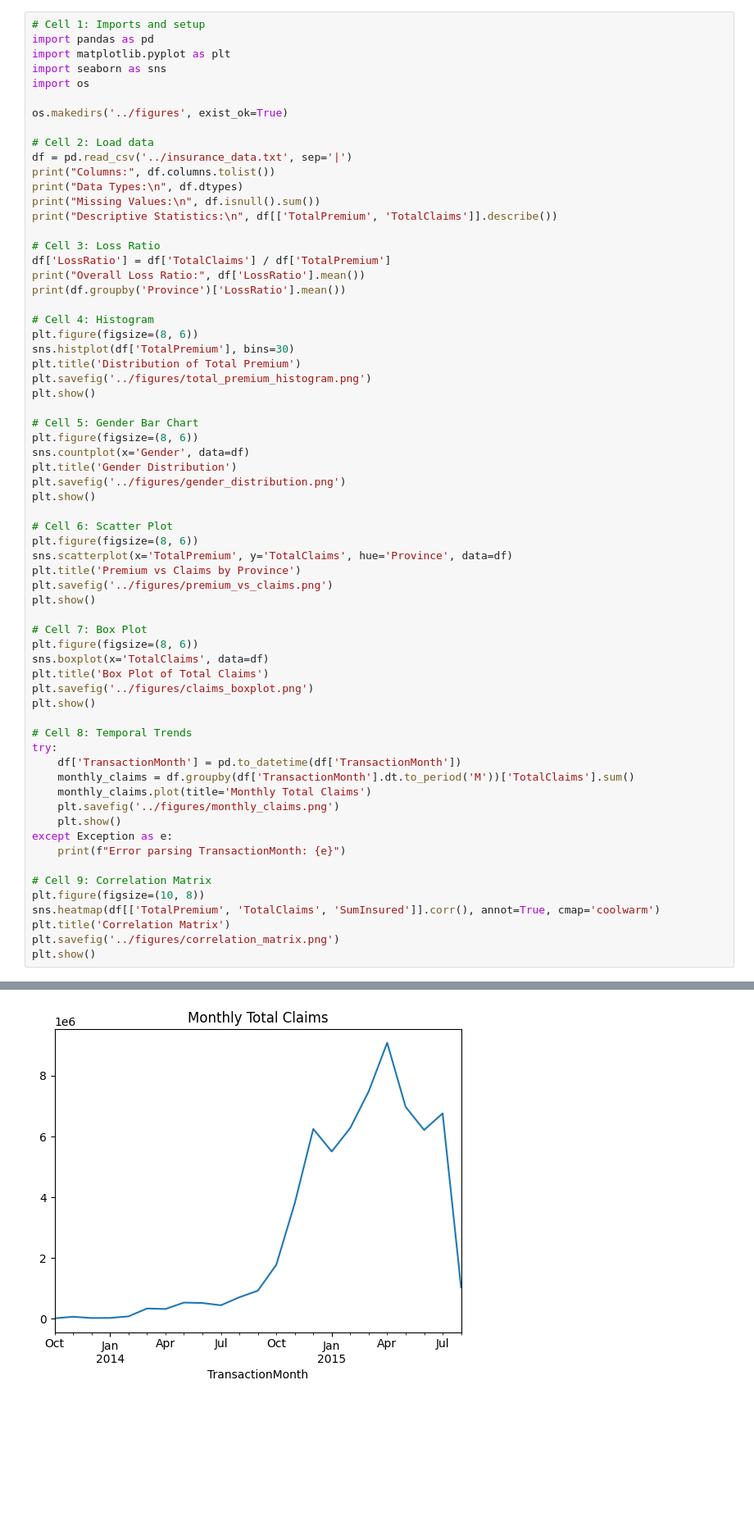
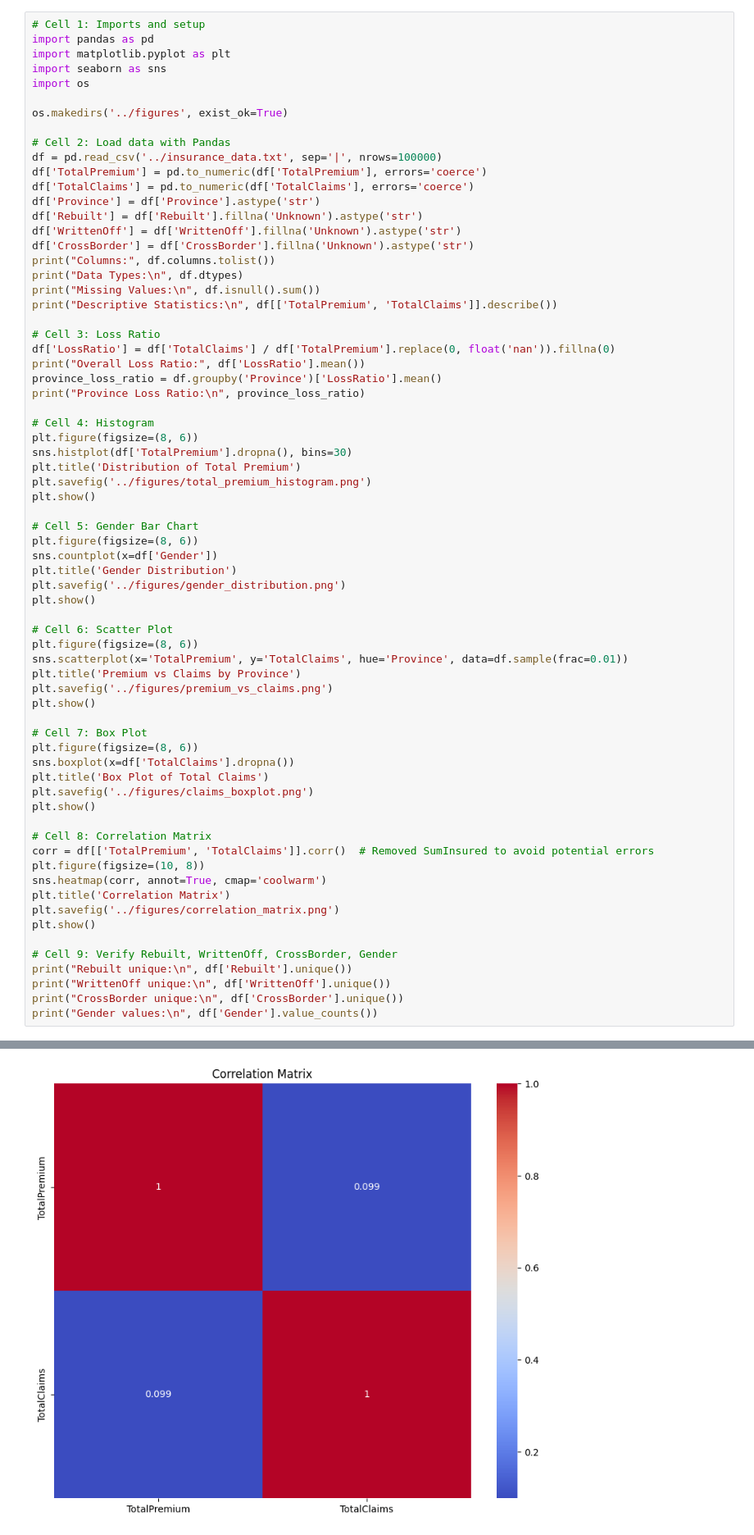
Before and after one commit to Abeni5/insurance_risk_analytics, a Jupyter notebook: notebooks/eda.ipynb, the cells around one changed output, grey strips where cells are left out. Shown at 82% size. Saved outputs shown, nothing was run; the diff lists cells and outputs as text; blank space fills up the shorter version.

```diff
--- a/notebooks/eda.ipynb
+++ b/notebooks/eda.ipynb
@@ -7,62 +7,66 @@ import os
 
 os.makedirs('../figures', exist_ok=True)
 
-# Cell 2: Load data
-df = pd.read_csv('../insurance_data.txt', sep='|')
+# Cell 2: Load data with Pandas
+df = pd.read_csv('../insurance_data.txt', sep='|', nrows=100000)
+df['TotalPremium'] = pd.to_numeric(df['TotalPremium'], errors='coerce')
+df['TotalClaims'] = pd.to_numeric(df['TotalClaims'], errors='coerce')
+df['Province'] = df['Province'].astype('str')
+df['Rebuilt'] = df['Rebuilt'].fillna('Unknown').astype('str')
+df['WrittenOff'] = df['WrittenOff'].fillna('Unknown').astype('str')
+df['CrossBorder'] = df['CrossBorder'].fillna('Unknown').astype('str')
 print("Columns:", df.columns.tolist())
 print("Data Types:\n", df.dtypes)
 print("Missing Values:\n", df.isnull().sum())
 print("Descriptive Statistics:\n", df[['TotalPremium', 'TotalClaims']].describe())
 
 # Cell 3: Loss Ratio
-df['LossRatio'] = df['TotalClaims'] / df['TotalPremium']
+df['LossRatio'] = df['TotalClaims'] / df['TotalPremium'].replace(0, float('nan')).fillna(0)
 print("Overall Loss Ratio:", df['LossRatio'].mean())
-print(df.groupby('Province')['LossRatio'].mean())
+province_loss_ratio = df.groupby('Province')['LossRatio'].mean()
+print("Province Loss Ratio:\n", province_loss_ratio)
 
 # Cell 4: Histogram
 plt.figure(figsize=(8, 6))
-sns.histplot(df['TotalPremium'], bins=30)
+sns.histplot(df['TotalPremium'].dropna(), bins=30)
 plt.title('Distribution of Total Premium')
 plt.savefig('../figures/total_premium_histogram.png')
 plt.show()
 
 # Cell 5: Gender Bar Chart
 plt.figure(figsize=(8, 6))
-sns.countplot(x='Gender', data=df)
+sns.countplot(x=df['Gender'])
 plt.title('Gender Distribution')
 plt.savefig('../figures/gender_distribution.png')
 plt.show()
 
 # Cell 6: Scatter Plot
 plt.figure(figsize=(8, 6))
-sns.scatterplot(x='TotalPremium', y='TotalClaims', hue='Province', data=df)
+sns.scatterplot(x='TotalPremium', y='TotalClaims', hue='Province', data=df.sample(frac=0.01))
 plt.title('Premium vs Claims by Province')
 plt.savefig('../figures/premium_vs_claims.png')
 plt.show()
 
 # Cell 7: Box Plot
 plt.figure(figsize=(8, 6))
-sns.boxplot(x='TotalClaims', data=df)
+sns.boxplot(x=df['TotalClaims'].dropna())
 plt.title('Box Plot of Total Claims')
 plt.savefig('../figures/claims_boxplot.png')
 plt.show()
 
-# Cell 8: Temporal Trends
-try:
-    df['TransactionMonth'] = pd.to_datetime(df['TransactionMonth'])
-    monthly_claims = df.groupby(df['TransactionMonth'].dt.to_period('M'))['TotalClaims'].sum()
-    monthly_claims.plot(title='Monthly Total Claims')
-    plt.savefig('../figures/monthly_claims.png')
-    plt.show()
-except Exception as e:
-    print(f"Error parsing TransactionMonth: {e}")
-
-# Cell 9: Correlation Matrix
+# Cell 8: Correlation Matrix
+corr = df[['TotalPremium', 'TotalClaims']].corr()  # Removed SumInsured to avoid potential errors
 plt.figure(figsize=(10, 8))
-sns.heatmap(df[['TotalPremium', 'TotalClaims', 'SumInsured']].corr(), annot=True, cmap='coolwarm')
+sns.heatmap(corr, annot=True, cmap='coolwarm')
 plt.title('Correlation Matrix')
 plt.savefig('../figures/correlation_matrix.png')
 plt.show()
+
+# Cell 9: Verify Rebuilt, WrittenOff, CrossBorder, Gender
+print("Rebuilt unique:\n", df['Rebuilt'].unique())
+print("WrittenOff unique:\n", df['WrittenOff'].unique())
+print("CrossBorder unique:\n", df['CrossBorder'].unique())
+print("Gender values:\n", df['Gender'].value_counts())
 # %% [output]
 Columns: ['UnderwrittenCoverID', 'PolicyID', 'TransactionMonth', 'IsVATRegistered', 'Citizenship', 'LegalType', 'Title', 'Language', 'Bank', 'AccountType', 'MaritalStatus', 'Gender', 'Country', 'Provi ...
 Data Types:
@@ -100 +92 @@ Name: LossRatio, dtype: float64
-[figure, old version]
+[figure, new version]
```
Also changed, not shown: parts of 1 cell of this notebook, 5 other files.
